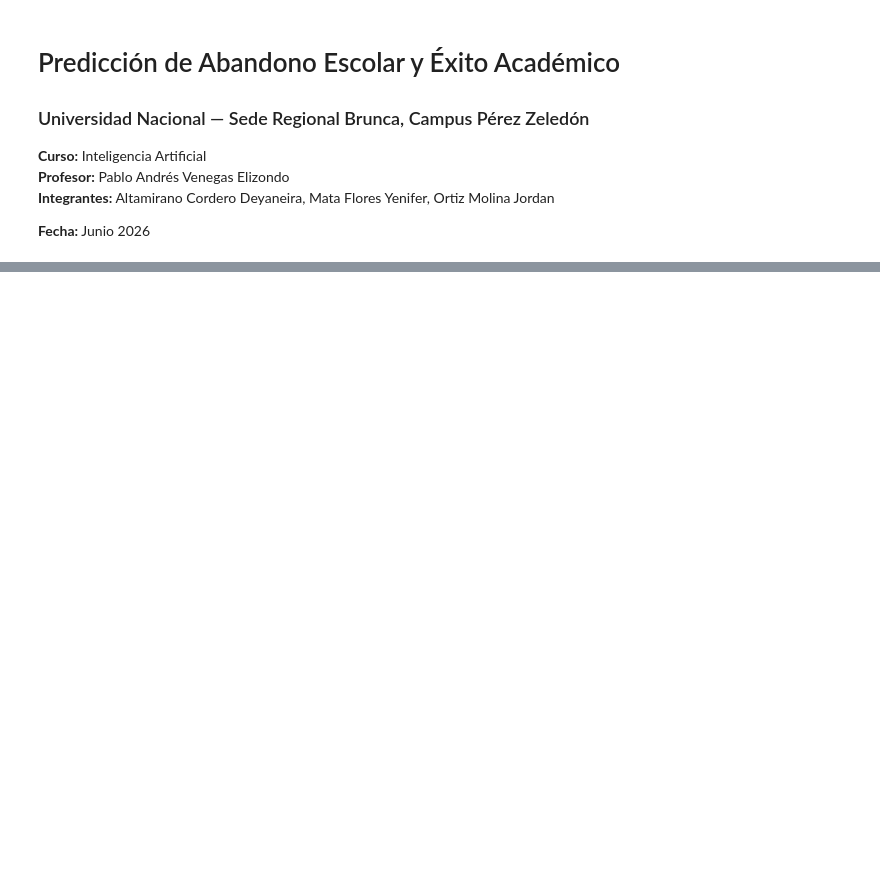
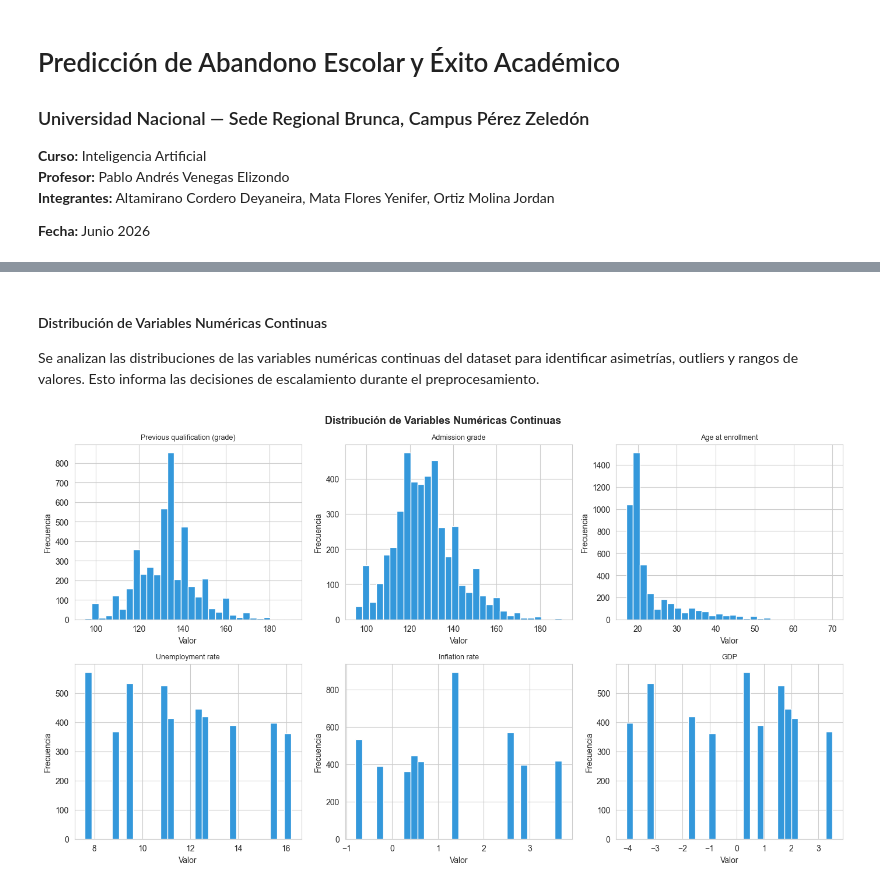
Before and after one commit to JordanOrtizMolina/StudentPerfomancePrediction, a Jupyter notebook: notebook/project.ipynb, the cells around one changed output, grey strips where cells are left out. Saved outputs shown, nothing was run; the diff lists cells and outputs as text; code cells hidden in the pictures; blank space fills up the shorter version.

```diff
--- a/notebook/project.ipynb
+++ b/notebook/project.ipynb
@@ -132,0 +281,27 @@ tres clases independientemente de su frecuencia.ara.
+# %% [markdown]
+#### Distribución de Variables Numéricas Continuas
+
+Se analizan las distribuciones de las variables numéricas continuas
+del dataset para identificar asimetrías, outliers y rangos de valores.
+Esto informa las decisiones de escalamiento durante el preprocesamiento.
+# %%
+# Variables numéricas continuas generales
+continuas = ['Previous qualification (grade)', 'Admission grade',
+             'Age at enrollment', 'Unemployment rate',
+             'Inflation rate', 'GDP']
+
+fig, axes = plt.subplots(2, 3, figsize=(14, 8))
+axes = axes.flatten()
+
+for i, col in enumerate(continuas):
+    axes[i].hist(df[col], bins=30, color='#3498db', edgecolor='white')
+    axes[i].set_title(col, fontsize=9)
+    axes[i].set_xlabel('Valor')
+    axes[i].set_ylabel('Frecuencia')
+
+plt.suptitle('Distribución de Variables Numéricas Continuas',
+             fontsize=13, fontweight='bold')
+plt.tight_layout()
+plt.show()
+# %% [output]
+[figure, added]
```
Also changed, not shown: parts of 15 cells of this notebook.
